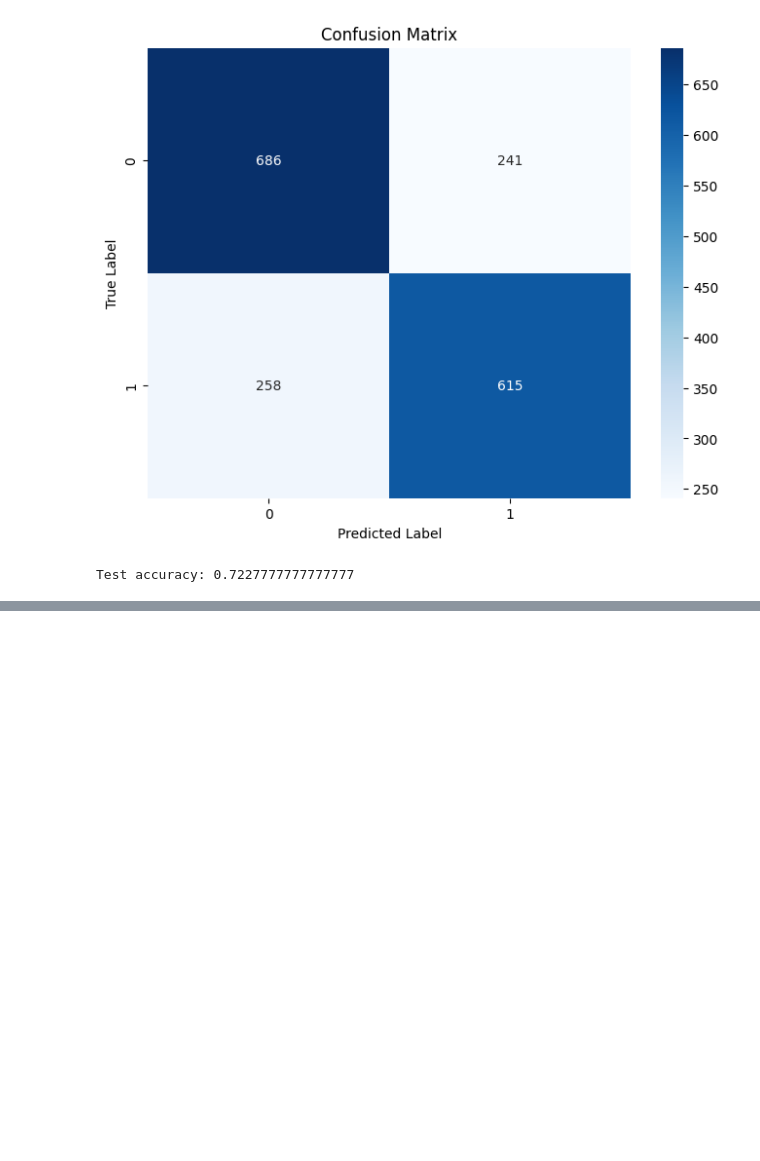
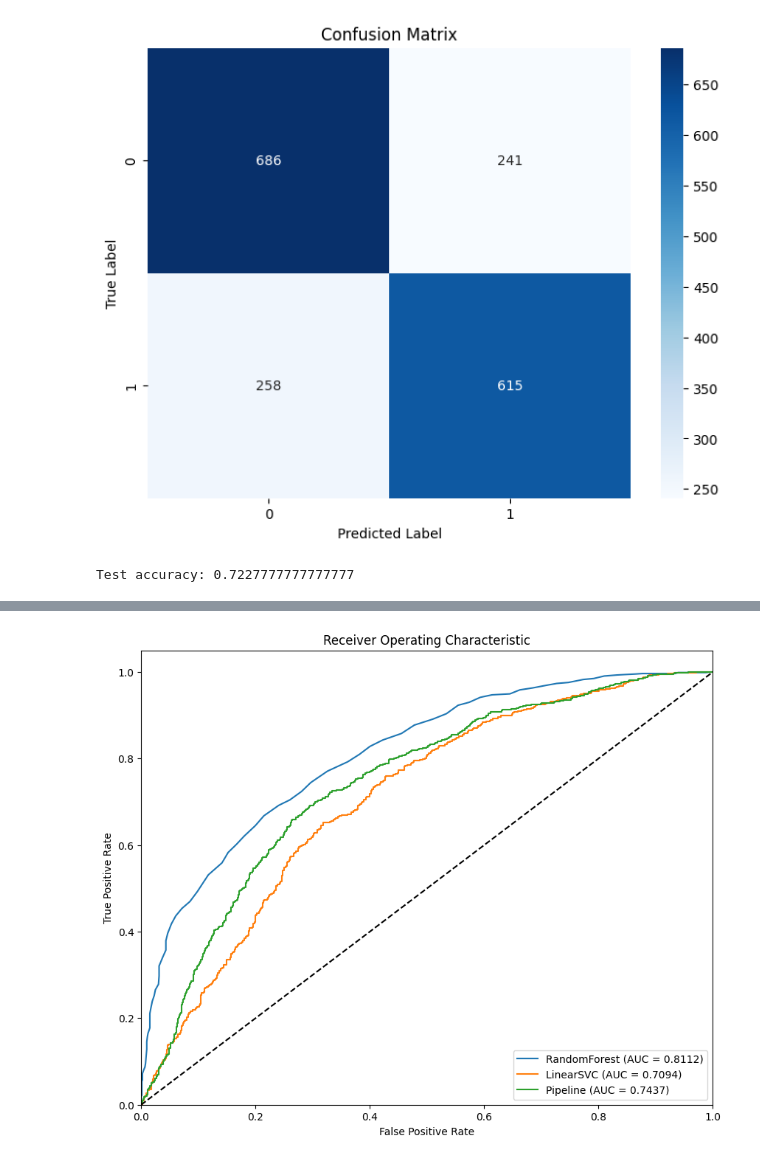
Before and after one commit to KevinYan2025/ML-group1, a Jupyter notebook: notebook.ipynb, the cells around one changed output, grey strips where cells are left out. Drawn from its saved outputs; the diff is of its cells as text; code cells hidden in the pictures; blank space fills up the shorter version.

```diff
--- a/notebook.ipynb
+++ b/notebook.ipynb
@@ -321,0 +386,78 @@ Test accuracy: 0.7227777777777777
+# %%
+import numpy as np
+import matplotlib.pyplot as plt
+import seaborn as sns
+from sklearn.metrics import accuracy_score, precision_score, recall_score, f1_score, roc_auc_score, confusion_matrix, roc_curve
+from skimage.transform import resize
+
+# Load the datasets
+ai_images = np.load('ai_images.npy')
+ai_label = np.load('ai_label.npy')
+human_images = np.load('human_images.npy')
+human_label = np.load('human_label.npy')
+
+# Resize images to 28x28 for quicker processing
+ai_images_resized = np.array([resize(image, (28, 28, 3)) for image in ai_images])
+human_images_resized = np.array([resize(image, (28, 28, 3)) for image in human_images])
+
+# Flatten images
+ai_images_flat = ai_images_resized.reshape(len(ai_images_resized), -1)
+human_images_flat = human_images_resized.reshape(len(human_images_resized), -1)
+
+# Concatenate data and labels
+X = np.concatenate((ai_images_flat, human_images_flat), axis=0)
+y = np.concatenate((ai_label, human_label), axis=0)
+
+# Split into train and test sets
+from sklearn.model_selection import train_test_split
+X_train, X_test, y_train, y_test = train_test_split(X, y, test_size=0.3, random_state=42)
+
+from sklearn.ensemble import RandomForestClassifier
+
+# Train RandomForestClassifier
+rf_classifier = RandomForestClassifier(n_estimators=100, random_state=42)
+rf_classifier.fit(X_train, y_train)
+y_pred_rf = rf_classifier.predict(X_test)
+y_pred_prob_rf = rf_classifier.predict_proba(X_test)[:, 1]  # For ROC curve
+
+from sklearn.svm import LinearSVC
+
+# Train LinearSVC
+svc_classifier = LinearSVC()
+svc_classifier.fit(X_train, y_train)
+y_pred_svc = svc_classifier.predict(X_test)
+y_pred_prob_svc = svc_classifier.decision_function(X_test)  # For ROC curve
+
+from sklearn.pipeline import Pipeline
+from sklearn.decomposition import PCA
+from sklearn.preprocessing import StandardScaler
+
+pipeline = Pipeline([
+    ('scaler', StandardScaler()),
+    ('pca', PCA(n_components=50)),
+    ('svc', LinearSVC(random_state=42))
+])
+pipeline.fit(X_train, y_train)
+y_pred_pipeline = pipeline.predict(X_test)
+y_pred_prob_pipeline = pipeline.decision_function(X_test)  # For ROC curve
+
+# Calculate ROC curves
+fpr_rf, tpr_rf, _ = roc_curve(y_test, y_pred_prob_rf)
+fpr_svc, tpr_svc, _ = roc_curve(y_test, y_pred_prob_svc)
+fpr_pipeline, tpr_pipeline, _ = roc_curve(y_test, y_pred_prob_pipeline)
+
+# Plot ROC curves for all models
+plt.figure(figsize=(10, 8))
+plt.plot(fpr_rf, tpr_rf, label=f'RandomForest (AUC = {roc_auc_score(y_test, y_pred_prob_rf):.4f})')
+plt.plot(fpr_svc, tpr_svc, label=f'LinearSVC (AUC = {roc_auc_score(y_test, y_pred_prob_svc):.4f})')
+plt.plot(fpr_pipeline, tpr_pipeline, label=f'Pipeline (AUC = {roc_auc_score(y_test, y_pred_prob_pipeline):.4f})')
+plt.plot([0, 1], [0, 1], 'k--')
+plt.xlim([0.0, 1.0])
+plt.ylim([0.0, 1.05])
+plt.xlabel('False Positive Rate')
+plt.ylabel('True Positive Rate')
+plt.title('Receiver Operating Characteristic')
+plt.legend(loc="lower right")
+plt.show()
+# %% [output]
+[figure, added]
```
Also changed, not shown: parts of 7 cells of this notebook, 10 other files.
